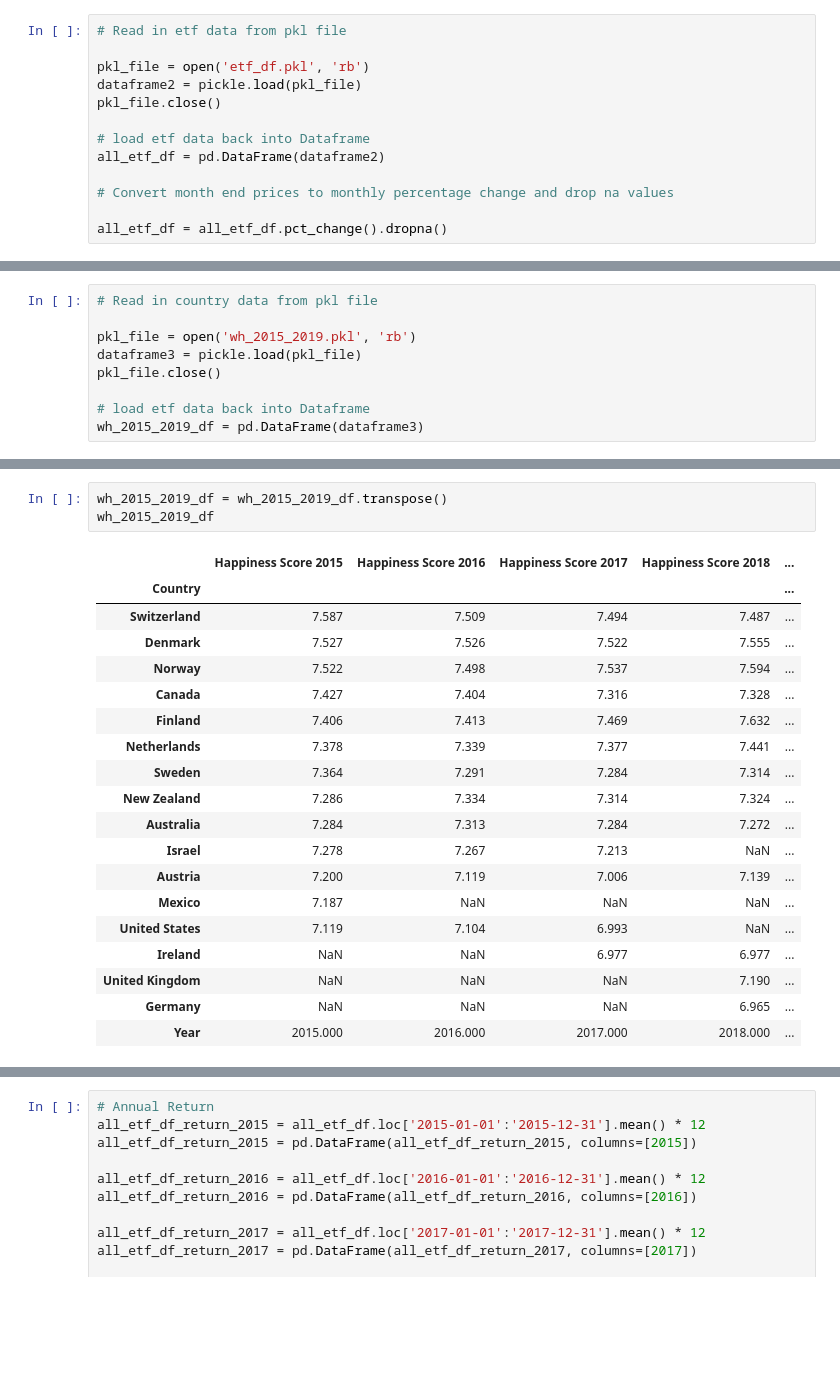
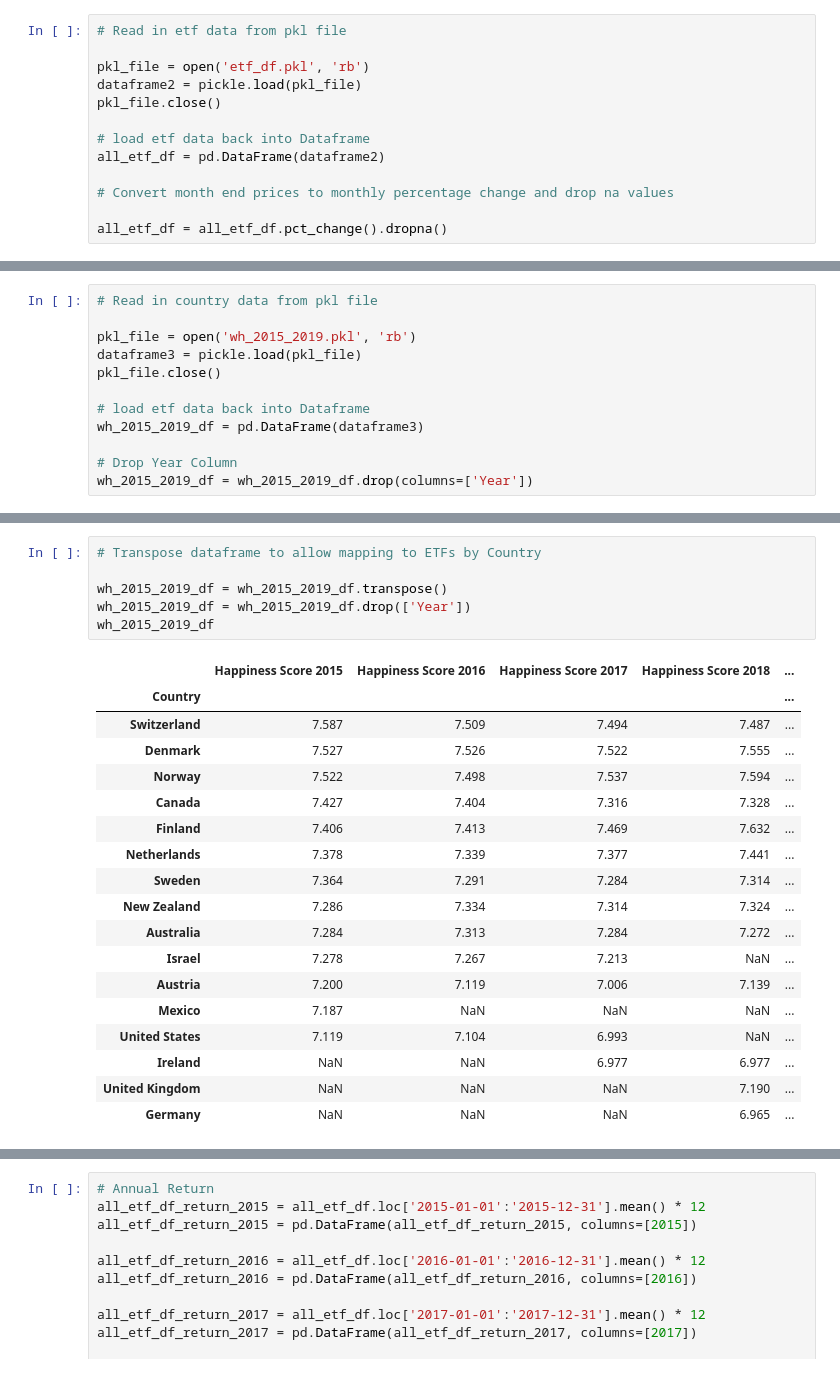
Before and after one commit to tnmercer/group_repo, a Jupyter notebook: main_notebook.ipynb, the cells around one changed output, grey strips where cells are left out. Drawn from its saved outputs; the diff is of its cells as text; blank space fills up the shorter version.

```diff
--- a/main_notebook.ipynb
+++ b/main_notebook.ipynb
@@ -27,4 +41,7 @@ pkl_file.close()
 
 # load etf data back into Dataframe
 wh_2015_2019_df = pd.DataFrame(dataframe3)
+
+# Drop Year Column
+wh_2015_2019_df = wh_2015_2019_df.drop(columns=['Year'])
 # %%
@@ -37,25 +56,27 @@ wh_2015_2019_df
 | Happiness Score 2018 | 7.487 | 7.555 | 7.594 | 7.328 | 7.632 | 7.441 | 7.314 | 7.324 | 7.272 | ... |
 | Happiness Score 2019 | 7.480 | 7.600 | 7.554 | 7.278 | 7.769 | 7.488 | 7.343 | 7.307 | 7.228 | ... |
 # %%
+# Transpose dataframe to allow mapping to ETFs by Country
+
 wh_2015_2019_df = wh_2015_2019_df.transpose()
+wh_2015_2019_df = wh_2015_2019_df.drop(['Year'])
 wh_2015_2019_df
 # %% [output]
 |  | Happiness Score 2015 | Happiness Score 2016 | Happiness Score 2017 | Happiness Score 2018 | ... |
 | Country |  |  |  |  | ... |
 | Switzerland | 7.587 | 7.509 | 7.494 | 7.487 | ... |
 | Denmark | 7.527 | 7.526 | 7.522 | 7.555 | ... |
 | Norway | 7.522 | 7.498 | 7.537 | 7.594 | ... |
 | Canada | 7.427 | 7.404 | 7.316 | 7.328 | ... |
 | Finland | 7.406 | 7.413 | 7.469 | 7.632 | ... |
 | Netherlands | 7.378 | 7.339 | 7.377 | 7.441 | ... |
 | Sweden | 7.364 | 7.291 | 7.284 | 7.314 | ... |
 | New Zealand | 7.286 | 7.334 | 7.314 | 7.324 | ... |
 | Australia | 7.284 | 7.313 | 7.284 | 7.272 | ... |
 | Israel | 7.278 | 7.267 | 7.213 | NaN | ... |
 | Austria | 7.200 | 7.119 | 7.006 | 7.139 | ... |
 | Mexico | 7.187 | NaN | NaN | NaN | ... |
 | United States | 7.119 | 7.104 | 6.993 | NaN | ... |
 | Ireland | NaN | NaN | 6.977 | 6.977 | ... |
 | United Kingdom | NaN | NaN | NaN | 7.190 | ... |
 | Germany | NaN | NaN | NaN | 6.965 | ... |
-| Year | 2015.000 | 2016.000 | 2017.000 | 2018.000 | ... |
```
Also changed, not shown: parts of 23 cells of this notebook.
